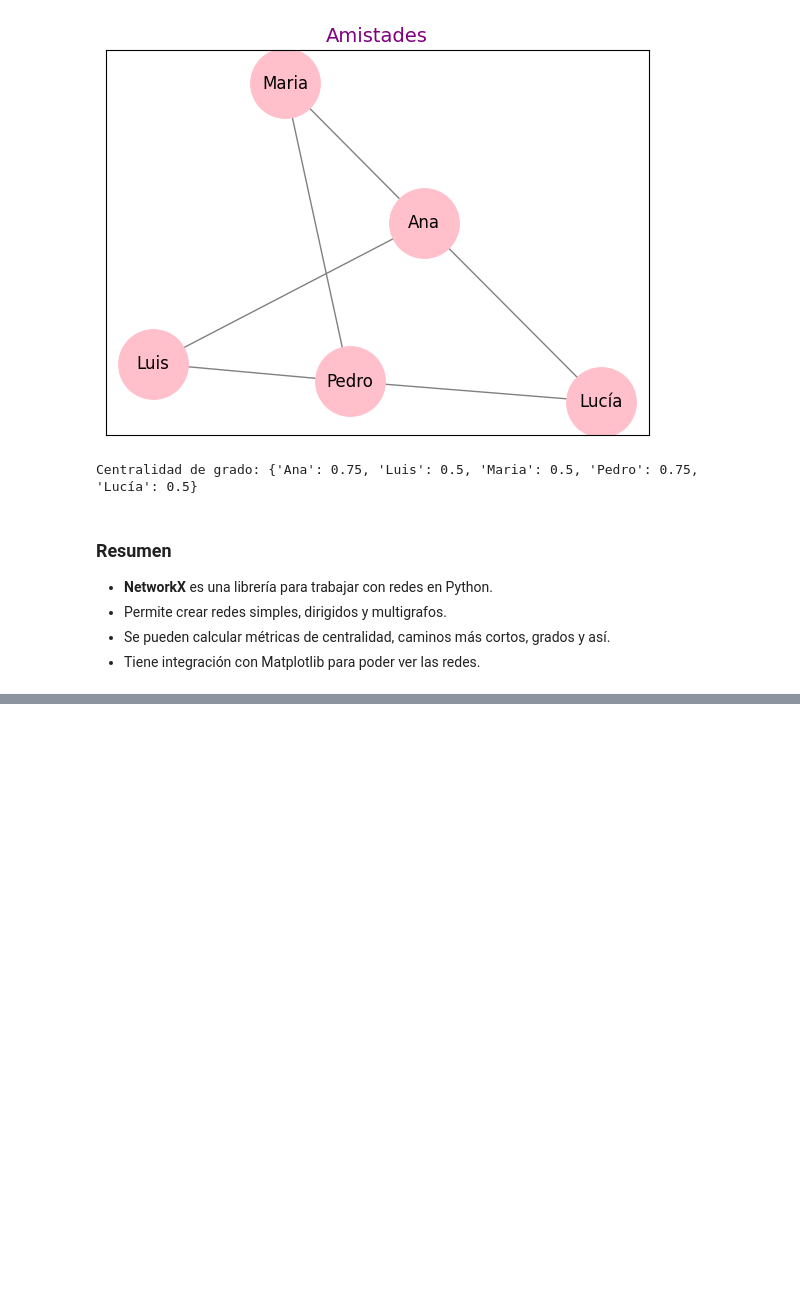
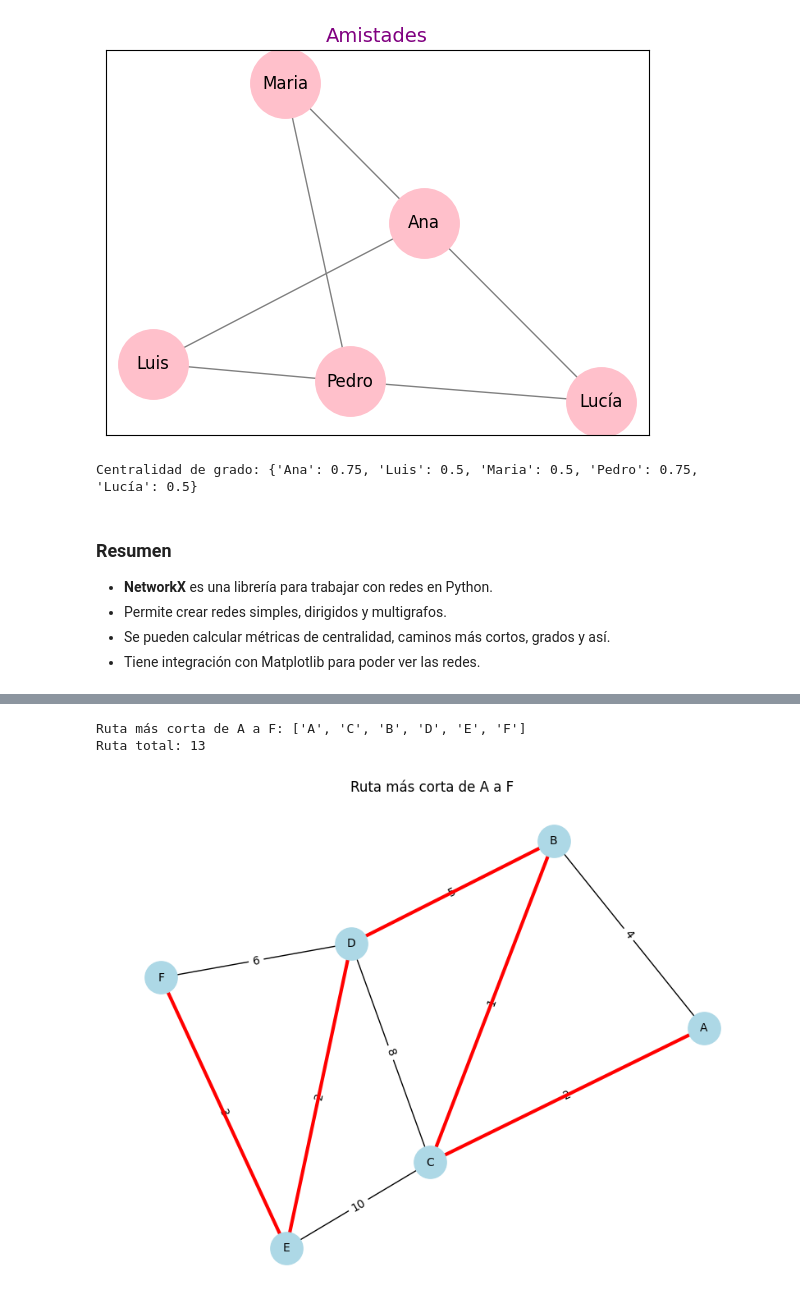
Before and after one commit to Ximenaloranca/Investigaci-n-de-operaciones, a Jupyter notebook: Problemas_de_redes.ipynb, the cells around one changed output, grey strips where cells are left out. Drawn from its saved outputs; the diff is of its cells as text; code cells hidden in the pictures; blank space fills up the shorter version.

```diff
--- a/Problemas_de_redes.ipynb
+++ b/Problemas_de_redes.ipynb
@@ -195,0 +198,47 @@ Peso total del Árbol de Expansión Mínima: 13
+# %%
+import networkx as nx
+import matplotlib.pyplot as plt
+
+# Creamos la red
+G = nx.Graph()
+G.add_edge('A', 'B', weight=4)
+G.add_edge('A', 'C', weight=2)
+G.add_edge('B', 'C', weight=1)
+G.add_edge('B', 'D', weight=5)
+G.add_edge('C', 'D', weight=8)
+G.add_edge('C', 'E', weight=10)
+G.add_edge('D', 'E', weight=2)
+G.add_edge('D', 'F', weight=6)
+G.add_edge('E', 'F', weight=3)
+
+# Definimos el origen y destino
+origen = 'A'
+destino = 'F'
+
+# Encontramos la ruta más corta y su costo con Dijkstra
+ruta = nx.shortest_path(G, source=origen, target=destino, weight='weight')
+costo = nx.shortest_path_length(G, source=origen, target=destino, weight='weight')
+
+print(f"Ruta más corta de {origen} a {destino}: {ruta}")
+print(f"Ruta total: {costo}")
+
+# Dibujar la red resaltando la ruta más corta
+pos = nx.spring_layout(G, seed=42)
+
+plt.figure(figsize=(8, 6))
+nx.draw(G, pos, with_labels=True, node_color='lightblue', node_size=800, font_size=10)
+
+# Dibujamos las distancias
+labels = nx.get_edge_attributes(G, 'weight')
+nx.draw_networkx_edge_labels(G, pos, edge_labels=labels)
+
+# Resaltamos la ruta más corta
+ruta_edges = list(zip(ruta, ruta[1:]))  # pares consecutivos de la ruta
+nx.draw_networkx_edges(G, pos, edgelist=ruta_edges, width=3, edge_color='red')
+
+plt.title(f"Ruta más corta de {origen} a {destino}")
+plt.show()
+# %% [output]
+Ruta más corta de A a F: ['A', 'C', 'B', 'D', 'E', 'F']
+Ruta total: 13
+[figure, added]
```
Also changed, not shown: parts of 3 cells of this notebook.
